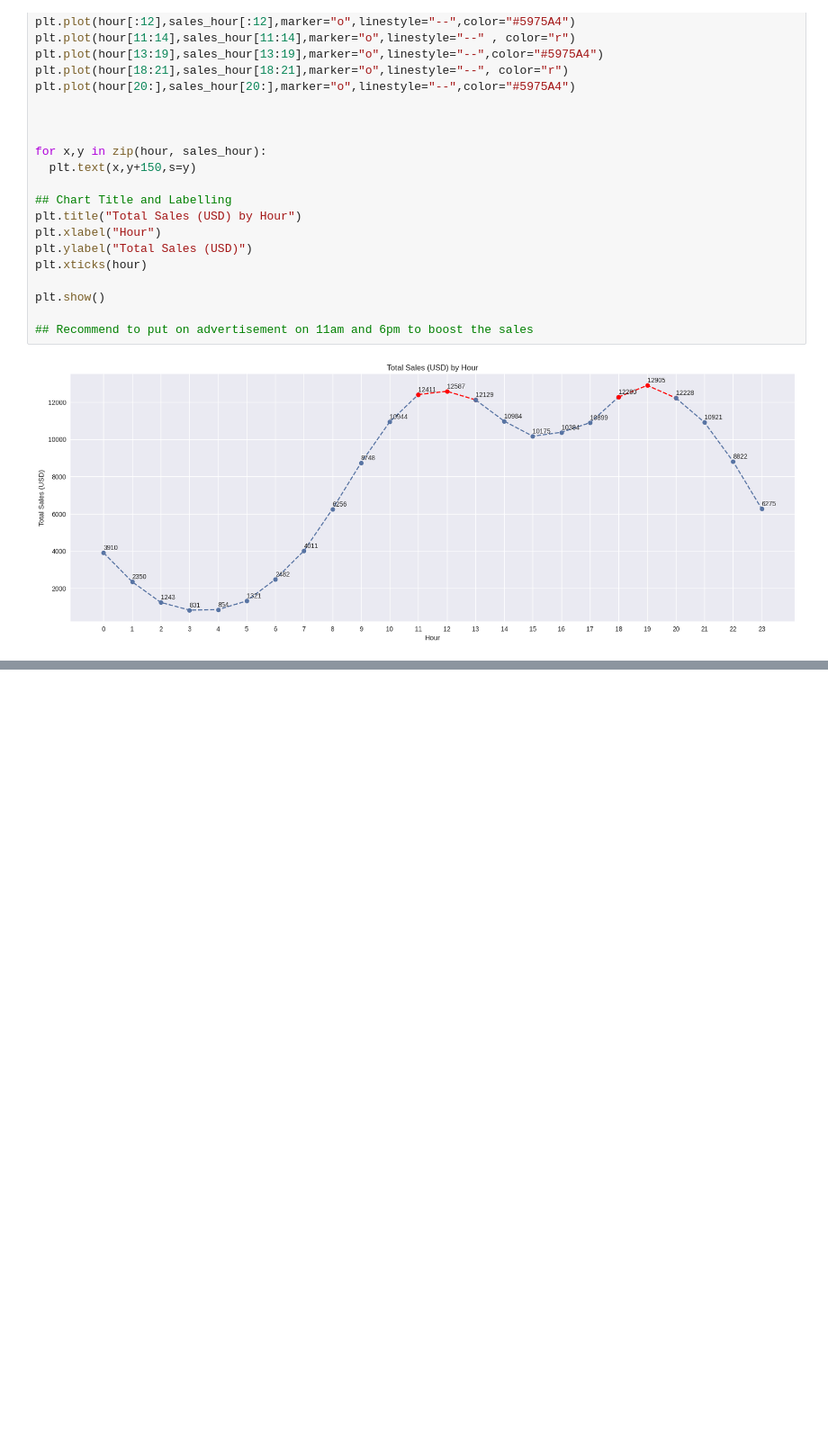
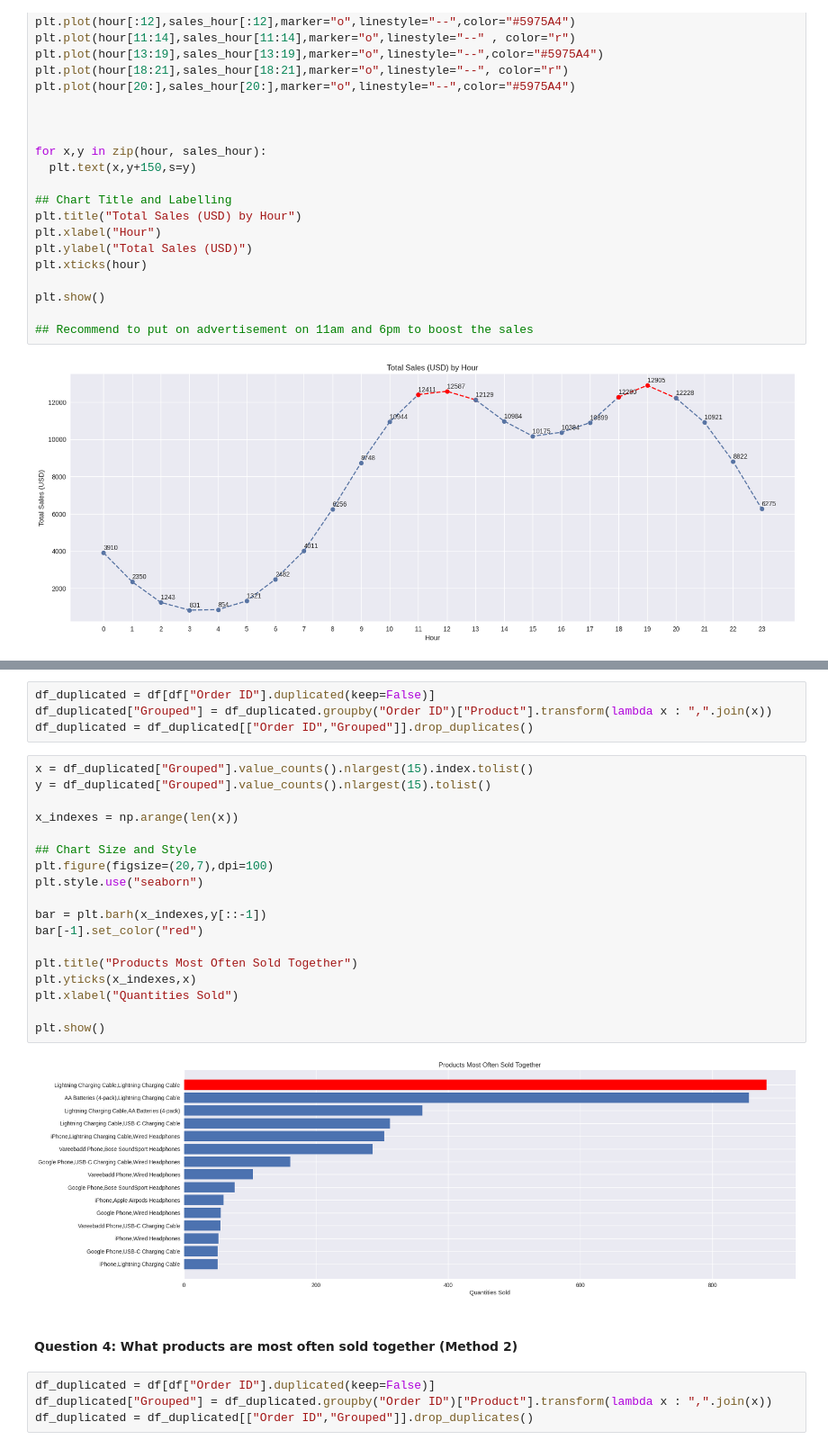
Before and after one commit to justaplan/sales_analysis_tutorial, a Jupyter notebook: sale_analysis.ipynb, the cells around one changed output, grey strips where cells are left out. Shown at 90% size. Cells and saved outputs as stored; diff of their text form; blank space fills up the shorter version.

```diff
--- a/sale_analysis.ipynb
+++ b/sale_analysis.ipynb
@@ -210,0 +213,30 @@ plt.show()
+# %%
+df_duplicated = df[df["Order ID"].duplicated(keep=False)]
+df_duplicated["Grouped"] = df_duplicated.groupby("Order ID")["Product"].transform(lambda x : ",".join(x))
+df_duplicated = df_duplicated[["Order ID","Grouped"]].drop_duplicates()
+# %%
+x = df_duplicated["Grouped"].value_counts().nlargest(15).index.tolist()
+y = df_duplicated["Grouped"].value_counts().nlargest(15).tolist()
+
+x_indexes = np.arange(len(x))
+
+## Chart Size and Style
+plt.figure(figsize=(20,7),dpi=100)
+plt.style.use("seaborn")
+
+bar = plt.barh(x_indexes,y[::-1])
+bar[-1].set_color("red")
+
+plt.title("Products Most Often Sold Together")
+plt.yticks(x_indexes,x)
+plt.xlabel("Quantities Sold")
+
+plt.show()
+# %% [output]
+[figure, added]
+# %% [markdown]
+<h4>Question 4: What products are most often sold together (Method 2)</h4>
+# %%
+df_duplicated = df[df["Order ID"].duplicated(keep=False)]
+df_duplicated["Grouped"] = df_duplicated.groupby("Order ID")["Product"].transform(lambda x : ",".join(x))
+df_duplicated = df_duplicated[["Order ID","Grouped"]].drop_duplicates()
```
Also changed, not shown: parts of 10 cells of this notebook.
